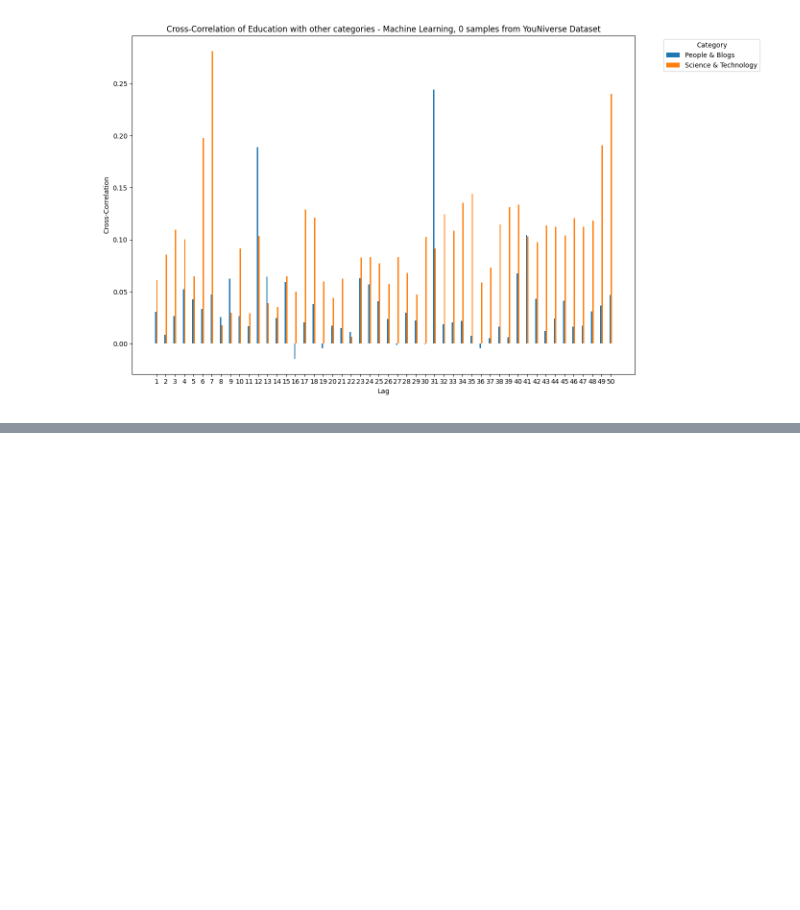
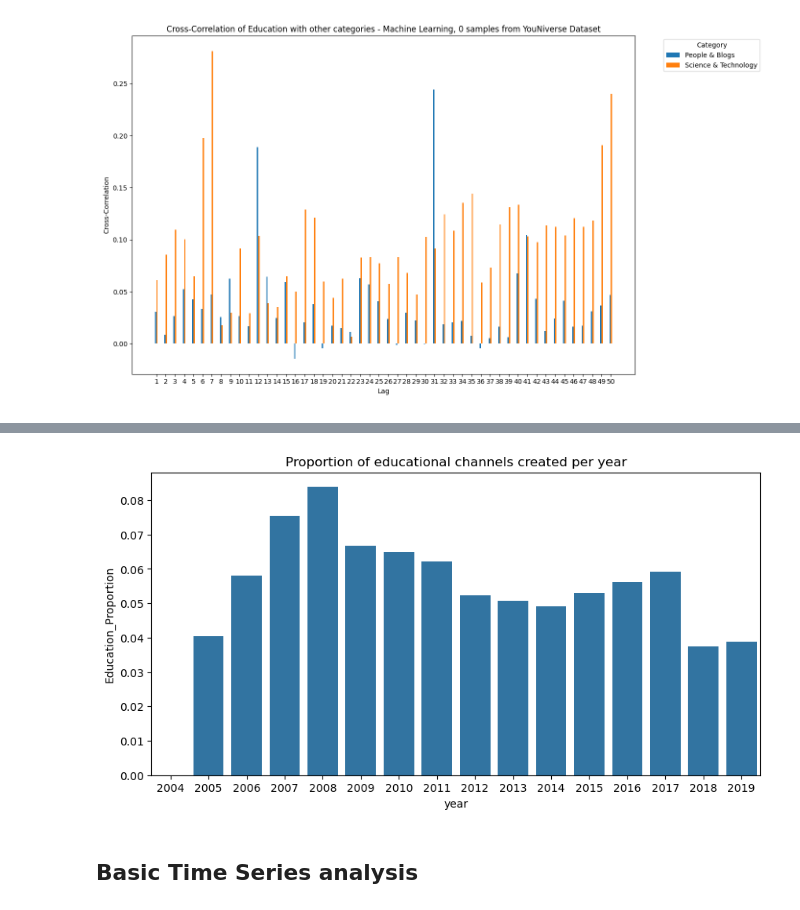
Before and after one commit to epfl-ada/ada-2024-project-sickada, a Jupyter notebook: results.ipynb, the cells around one changed output, grey strips where cells are left out. Cells and saved outputs as stored; diff of their text form; code cells hidden in the pictures; blank space fills up the shorter version.

```diff
--- a/results.ipynb
+++ b/results.ipynb
@@ -239,0 +273,12 @@ for freq in frequencies:
+# %%
+channel_created_per_year = df_ch.groupby('year').size()
+channel_created_per_year_per_category = df_ch.groupby(['year', 'category_cc']).size().unstack(fill_value=0)
+channel_created_per_year_per_category['Education_Proportion'] = (channel_created_per_year_per_category['Education'] / channel_created_per_year)
+
+plt.figure(figsize=(10, 5))
+sns.barplot(data=channel_created_per_year_per_category, x='year', y='Education_Proportion')
+plt.title('Proportion of educational channels created per year');
+# %% [output]
+[figure, added]
+# %% [markdown]
+## Basic Time Series analysis
```
Also changed, not shown: parts of 8 cells of this notebook, 1 other file.
